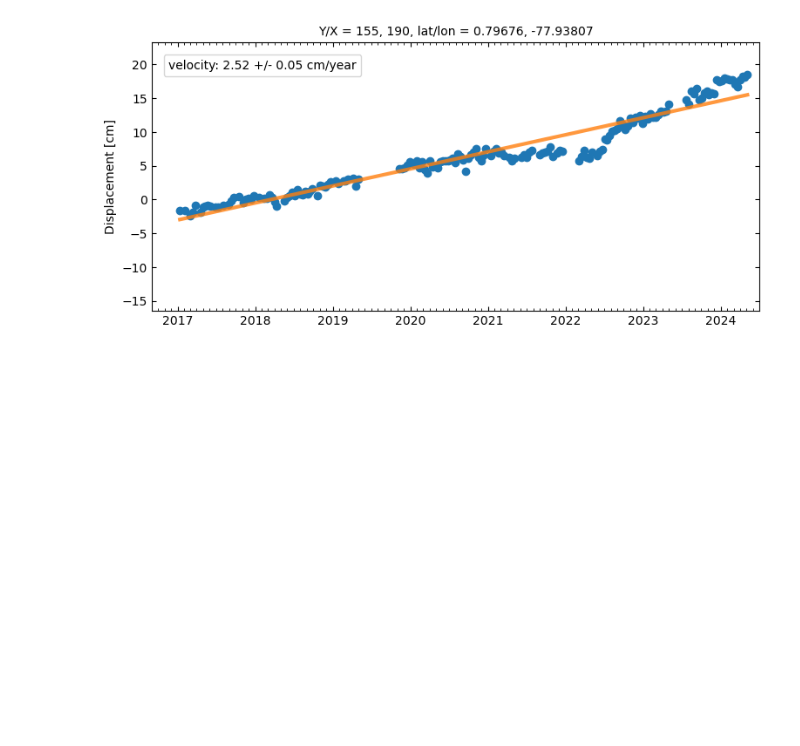
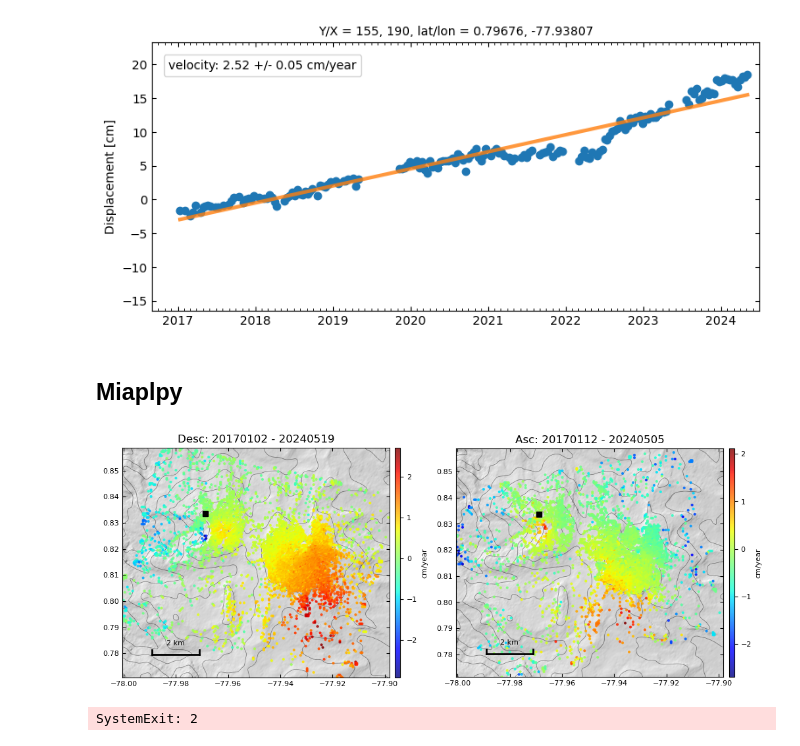
Before and after one commit to geodesymiami/PlotData-notebooks, a Jupyter notebook: Chiles-CerroNegro.ipynb, the cells around one changed output. Cells and saved outputs as stored; diff of their text form; code cells hidden in the pictures; blank space fills up the shorter version.

```diff
--- a/Chiles-CerroNegro.ipynb
+++ b/Chiles-CerroNegro.ipynb
@@ -46,3 +48,22 @@ tsview.main(cmd.split())
 # %% [output]
 [figure]
 [figure]
+# %% [markdown]
+## Miaplpy
+# %%
+%%capture --no-display
+# %tb
+EXAMPLE='''
+plot_data.py Chiles-CerroNegroSenDT142/miaplpy/network_delaunay Chiles-CerroNegroSenAT120/miaplpy/network_delaunay --plot-type velocity --dem Chiles-CerroNegroSenDT142/dem/Chiles-CerroNegro_dem.tif --mask-thresh 0.55 --style scatter --scatter-size 4 --shade-exag 0.01 --ref-lalo 0.83343 -77.96885
+
+'''
+lines = EXAMPLE.splitlines()
+os.chdir(os.getenv('SCRATCHDIR'))
+for line in lines[1:]:
+    line = line.strip()
+    cmd=line.strip().split(' ')
+    sys.argv = cmd
+    plot_data.main(sys.argv)
+# %% [output]
+[figure, added]
+SystemExit: 2
```
Also changed, not shown: parts of 3 cells of this notebook.
